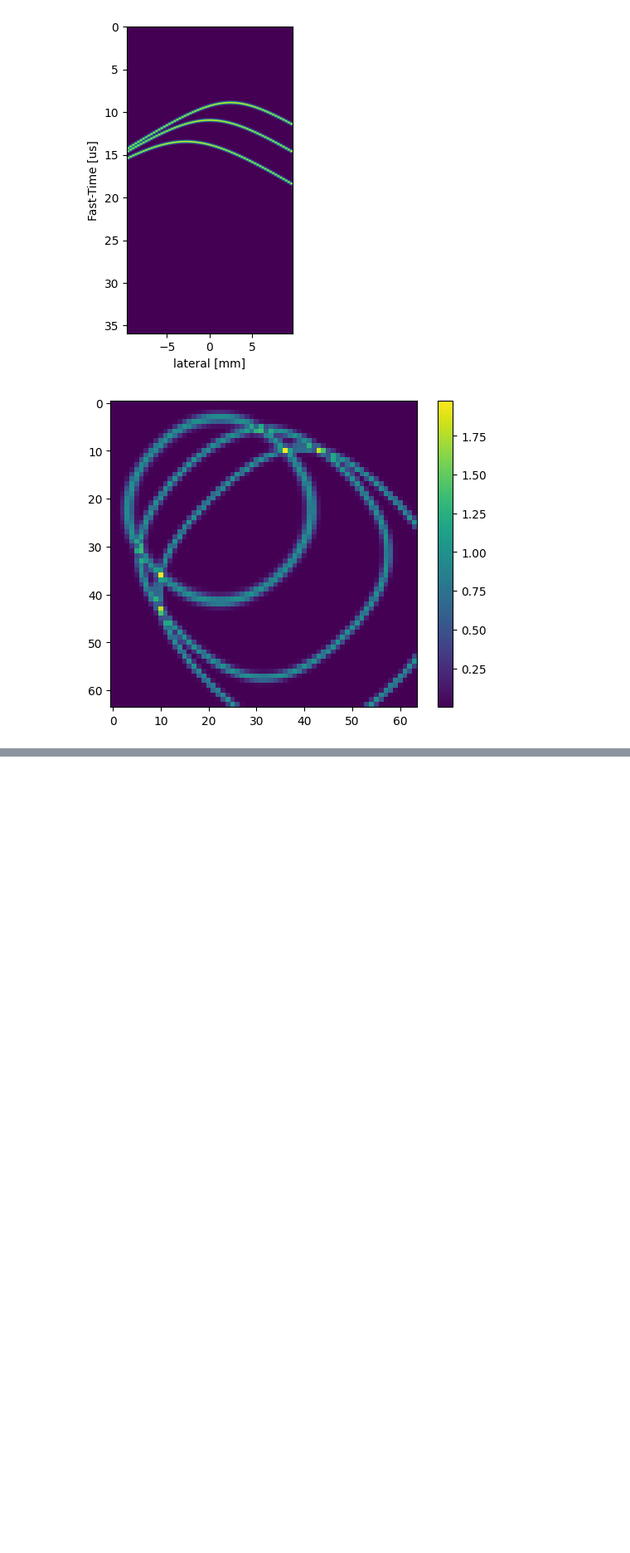
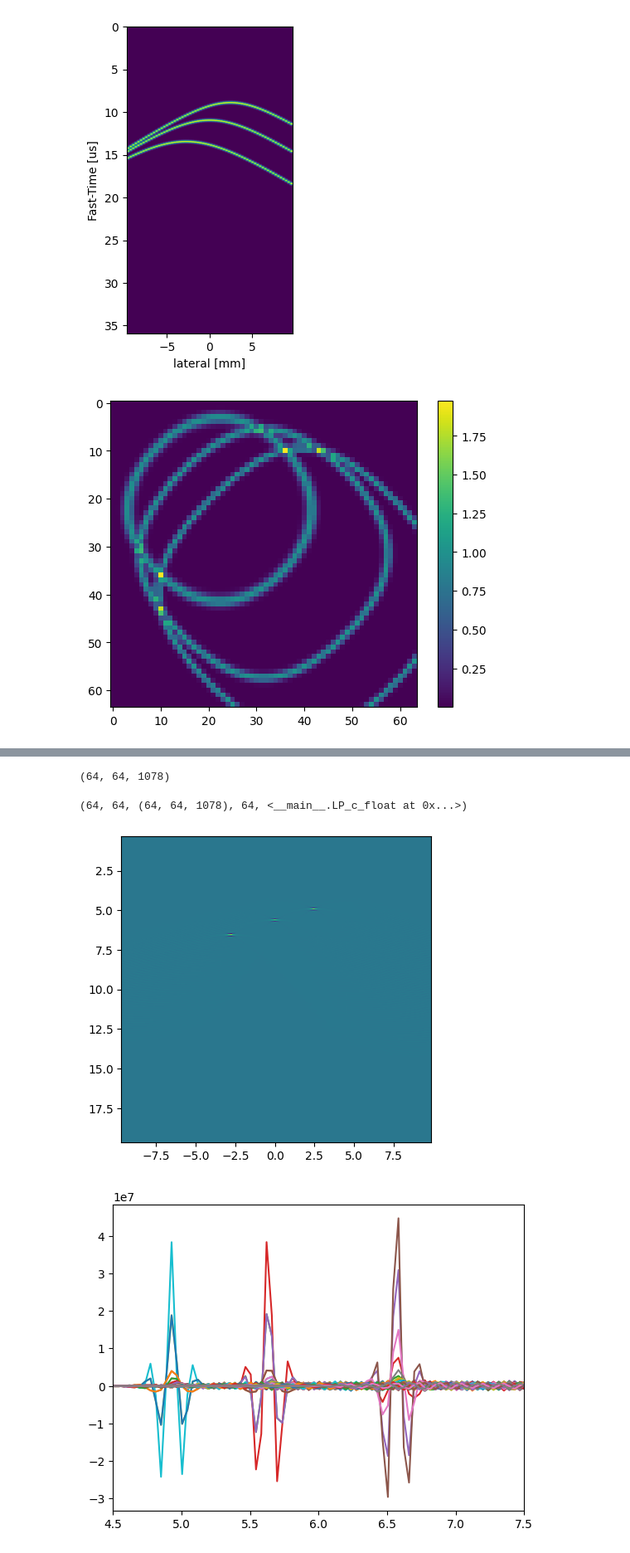
Before and after one commit to wewightman/pycbf, a Jupyter notebook: examples/test_notebook.ipynb, the cells around one changed output, grey strips where cells are left out. Shown at 83% size. Cells and saved outputs as stored; diff of their text form; code cells hidden in the pictures; blank space fills up the shorter version.

```diff
--- a/examples/test_notebook.ipynb
+++ b/examples/test_notebook.ipynb
@@ -138,0 +139,14 @@ plt.show()
+# %%
+rf.shape
+# %% [output]
+(64, 64, 1078)
+# %%
+pnt_tau  = [np.array(subtau, copy=True).astype(ct.c_float).ctypes.data_as(ct.POINTER(ct.c_float)) for subtau in tautxrx]
+pnt_apod = [np.array(subapod, copy=True).astype(ct.c_float).ctypes.data_as(ct.POINTER(ct.c_float)) for subapod in apodrect]
+pnt_out  = np.zeros(len(apodrect[nele//2]), dtype=ct.c_float).ctypes.data_as(ct.POINTER(ct.c_float))
+pnt_sig  = []
+for itx in range(nele):
+    subsig = []
+    for irx in range(nele):
+        subsig.append(np.array((1/(1E-9+t))*rf[itx,irx], copy=True).astype(ct.c_float).ctypes.data_as(ct.POINTER(ct.c_float)))
+    pnt_sig.append(subsig)
@@ -138,0 +155,4 @@ plt.show()
+# %%
+len(pnt_sig), len(pnt_sig[0]), rf.shape, nele, pnt_out
+# %% [output]
+(64, 64, (64, 64, 1078), 64, <__main__.LP_c_float at 0x...>)
@@ -138,0 +174,18 @@ plt.show()
+# %%
+output = []
+for ivec in range(apodrect.shape[1]):
+    output.append(pnt_out[ivec])
+# %%
+rectrf = np.array(output).reshape(Xgrid.shape).squeeze().T
+
+plt.figure()
+plt.imshow(rectrf, extent=ex_bmode)
+plt.show()
+
+plt.figure()
+plt.plot(1E3*zgrid, rectrf)
+plt.xlim(4.5, 7.5)
+plt.show()
+# %% [output]
+[figure, added]
+[figure, added]
```
Also changed, not shown: parts of 16 cells of this notebook, 12 other files.
